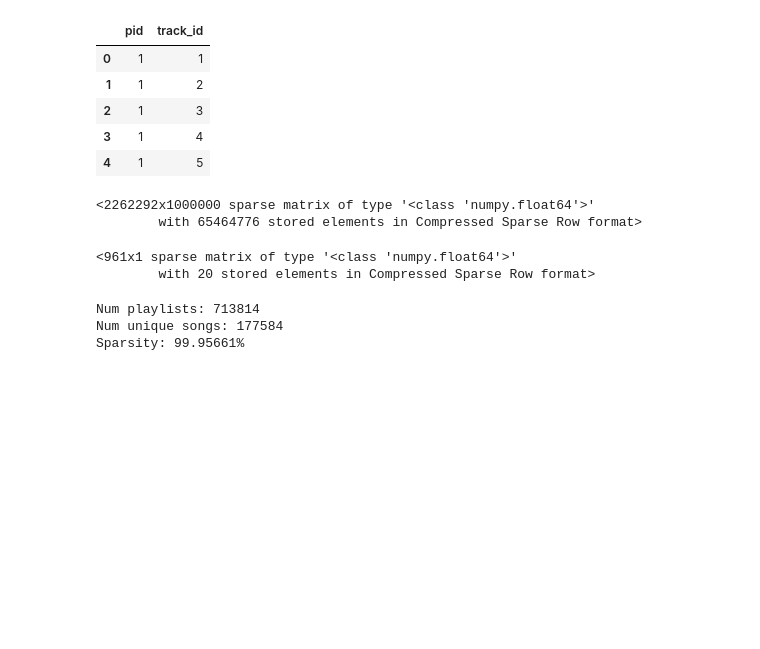
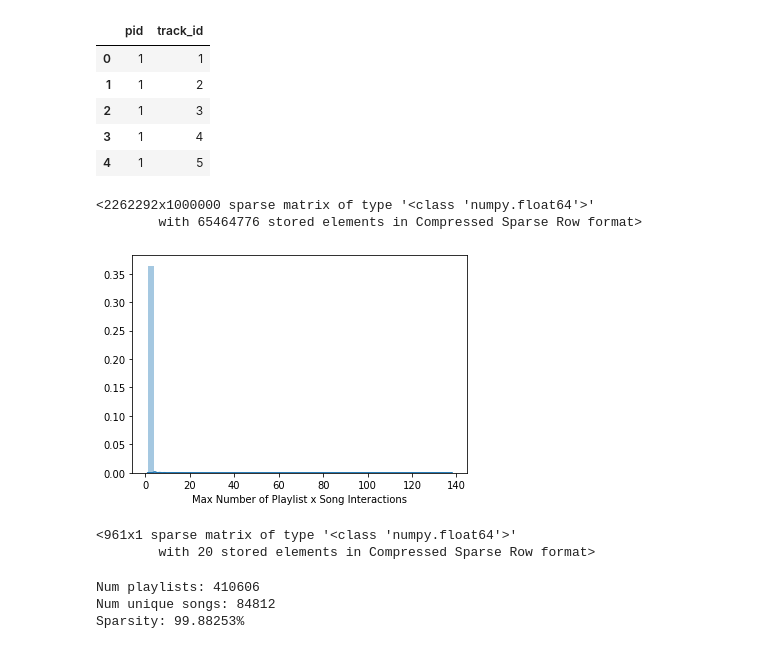
Before and after one commit to jamilla-az/spotify-recommender, a Jupyter notebook: notebook/create-sparse-matrix.ipynb, the cells around one changed output. Cells and saved outputs as stored; diff of their text form; code cells hidden in the pictures; blank space fills up the shorter version.

Commit message:
thresholded sparse matrix

```diff
--- a/notebook/create-sparse-matrix.ipynb
+++ b/notebook/create-sparse-matrix.ipynb
@@ -69,6 +69,12 @@ songs_mat
 # %% [output]
 <2262292x1000000 sparse matrix of type '<class 'numpy.float64'>'
         with 65464776 stored elements in Compressed Sparse Row format>
+# %%
+maxs = songs_mat.max(1).toarray() #max number of playlist x song interactions evaluted on matrix rows
+ax = sns.distplot(maxs)
+ax.set_xlabel('Max Number of Playlist x Song Interactions');
+# %% [output]
+[figure, added]
 # %%
 songs_mat.getcol(10)
 # %% [output]
@@ -136,8 +142,8 @@ def threshold_data_sqlite(path, min_pid_length, min_track_cts):
     return df
 # %%
 path = "/Users/jamillaakhund-zade/CS109A/Spotify_Project/data/mpd.db"
-thresh_df = threshold_data_sqlite(path, 25, 25)
+thresh_df = threshold_data_sqlite(path, 50, 50)
 # %% [output]
-Num playlists: 713814
-Num unique songs: 177584
-Sparsity: 99.95661%
+Num playlists: 410606
+Num unique songs: 84812
+Sparsity: 99.88253%
```
Also changed, not shown: parts of 5 cells of this notebook.
